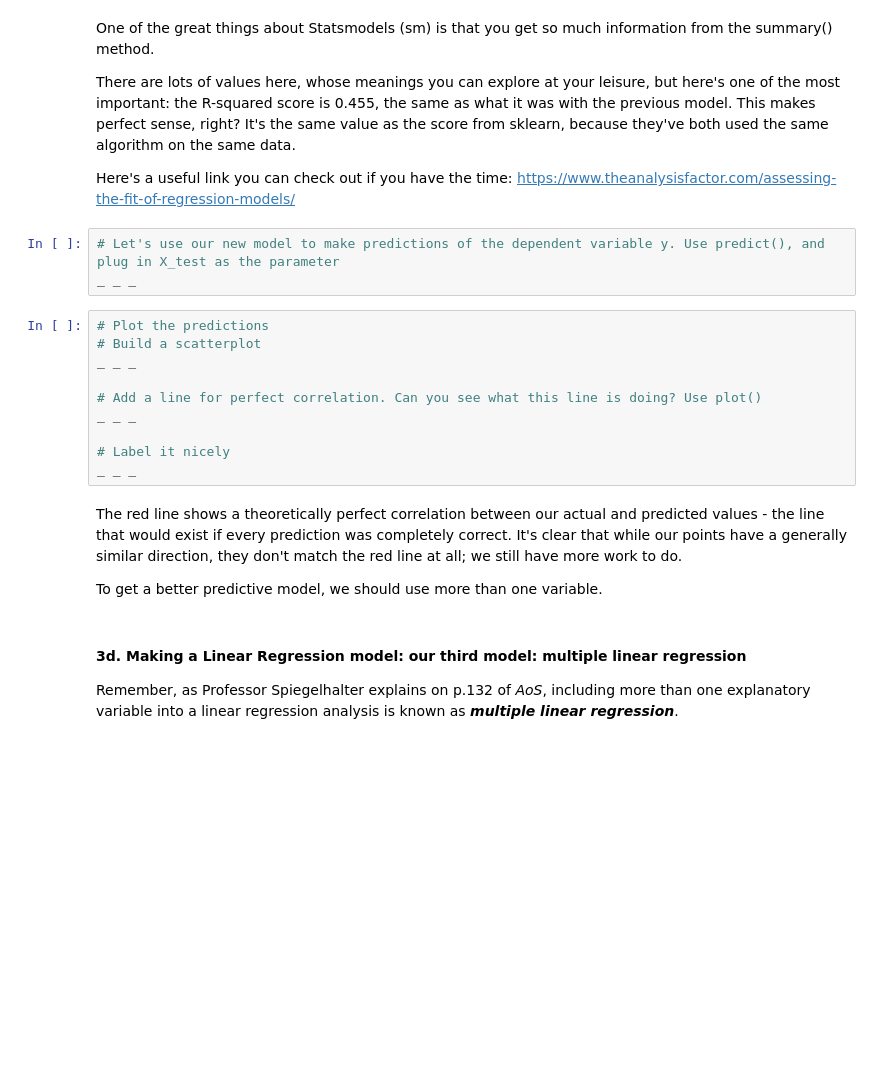
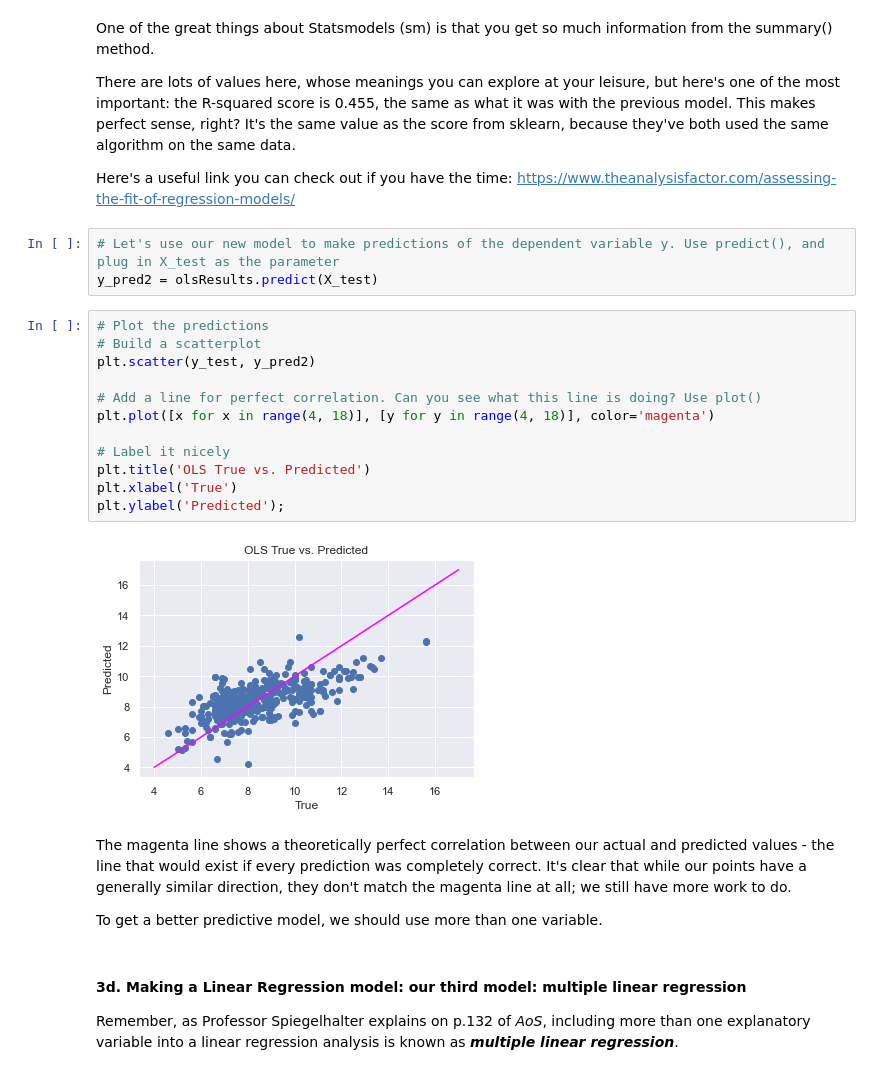
Before and after one commit to GwenToves/SpringBoard, a Jupyter notebook: Linear Regression - Case Study/11.4.1 Case Study - Linear Regression/Springboard Regression Case Study - the Red Wine Dataset - Tier 3.ipynb, the cells around one changed output. Saved outputs shown, nothing was run; the diff lists cells and outputs as text; blank space fills up the shorter version.

```diff
--- a/Linear Regression - Case Study/11.4.1 Case Study - Linear Regression/Springboard Regression Case Study - the Red Wine Dataset - Tier 3.ipynb
+++ b/Linear Regression - Case Study/11.4.1 Case Study - Linear Regression/Springboard Regression Case Study - the Red Wine Dataset - Tier 3.ipynb
@@ -386,19 +386,23 @@ There are lots of values here, whose meanings you can explore at your leisure, b
 Here's a useful link you can check out if you have the time: https://www.theanalysisfactor.com/assessing-the-fit-of-regression-models/
 # %%
 # Let's use our new model to make predictions of the dependent variable y. Use predict(), and plug in X_test as the parameter
-_ _ _
+y_pred2 = olsResults.predict(X_test)
 # %%
 # Plot the predictions
 # Build a scatterplot
-_ _ _
+plt.scatter(y_test, y_pred2)
 
 # Add a line for perfect correlation. Can you see what this line is doing? Use plot()
-_ _ _
+plt.plot([x for x in range(4, 18)], [y for y in range(4, 18)], color='magenta')
 
 # Label it nicely
-_ _ _
+plt.title('OLS True vs. Predicted')
+plt.xlabel('True')
+plt.ylabel('Predicted');
+# %% [output]
+[figure, added]
 # %% [markdown]
-The red line shows a theoretically perfect correlation between our actual and predicted values - the line that would exist if every prediction was completely correct. It's clear that while our points have a generally similar direction, they don't match the red line at all; we still have more work to do.
+The magenta line shows a theoretically perfect correlation between our actual and predicted values - the line that would exist if every prediction was completely correct. It's clear that while our points have a generally similar direction, they don't match the magenta line at all; we still have more work to do.
 
 To get a better predictive model, we should use more than one variable.
 # %% [markdown]
```
Also changed, not shown: parts of 12 cells of this notebook.
